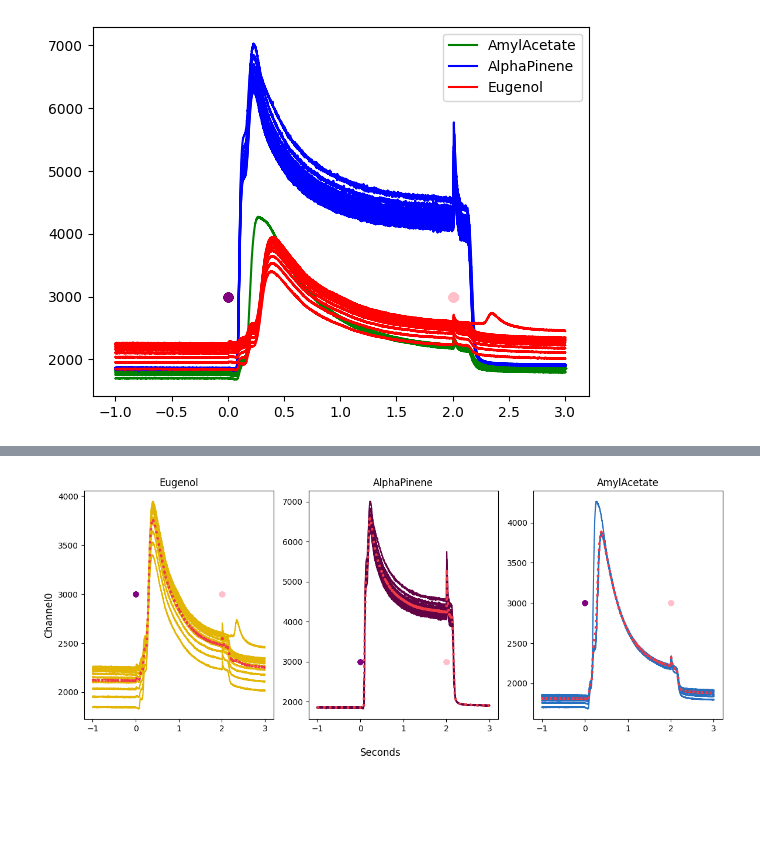
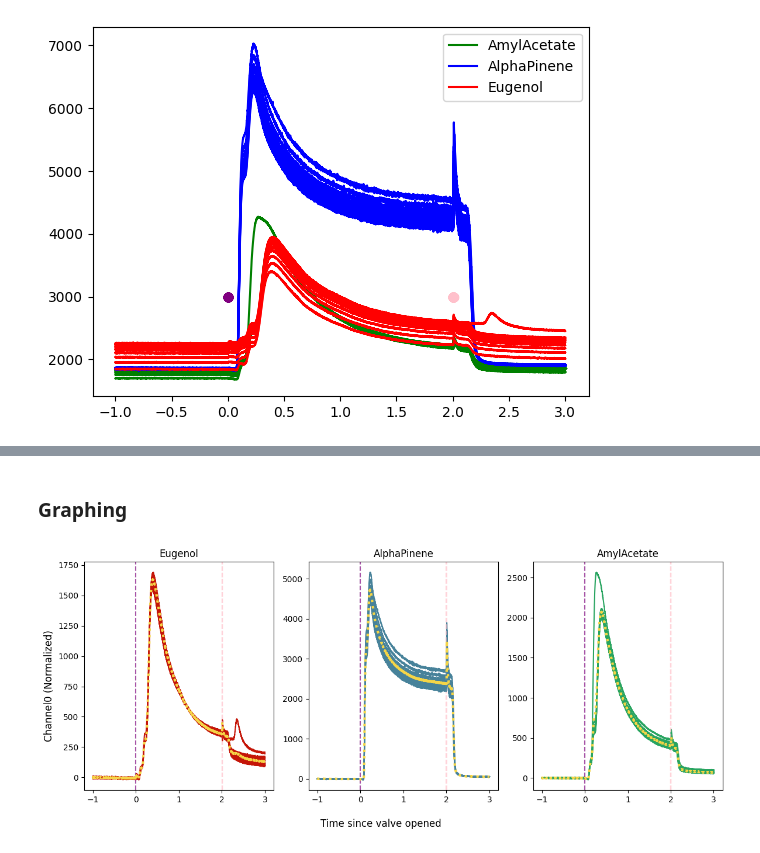
Before and after one commit to AllenNeuralDynamics/aind-behavior-rig-calibration, a Jupyter notebook: examples/olfacto_second_attempt.ipynb, the cells around one changed output, grey strips where cells are left out. Drawn from its saved outputs; the diff is of its cells as text; code cells hidden in the pictures; blank space fills up the shorter version.

```diff
--- a/examples/olfacto_second_attempt.ipynb
+++ b/examples/olfacto_second_attempt.ipynb
@@ -325,11 +246,16 @@ valve_odo_mean = pd.DataFrame(
 # %%
-mean_seconds_norm = []
-mean_data_norm = []
+def normalize_col():
+    mean_seconds_norm = []
+    mean_data_norm = []
 
-for i, v in valve_odo_mean.iterrows():
-    mean_seconds_norm.append([x - v['mean_time_valve_open'] for x in v['mean_seconds']])
-    mean_data_norm.append([x - v['mean_data'][0] for x in v['mean_data']])
-valve_odo_mean['mean_seconds_norm'] = mean_seconds_norm
-valve_odo_mean['mean_data_norm'] = mean_data_norm
+    for i, v in valve_odo_mean.iterrows():
+        mean_seconds_norm.append([x - v['mean_time_valve_open'] for x in v['mean_seconds']])
+        mean_data_norm.append([x - v['mean_data'][0] for x in v['mean_data']])
+    valve_odo_mean['mean_seconds_norm'] = mean_seconds_norm
+    valve_odo_mean['mean_data_norm'] = mean_data_norm
+
+    return valve_odo_mean
+
+valve_odo_mean = normalize_col()
 valve_odo_mean
 # %% [output]
@@ -340,34 +266,36 @@ valve_odo_mean
+# %% [markdown]
+### Graphing
 # %%
 fig, (ax1, ax2, ax3) = plt.subplots(1, 3)
 
 for i, v in valve_interpolate[(valve_interpolate['channel_index'] == 0)].iterrows():
-    ax1.plot([x - v['time_valve_open'] for x in v['seconds']], v['data'], color = '#E3B505')
-    ax1.scatter((v['time_valve_open'] - v['time_valve_open']), 3000, color = 'purple')
-    ax1.scatter((v['time_valve_closed'] - v['time_valve_open']), 3000, color = 'pink')
+    ax1.plot([x - v['time_valve_open'] for x in v['seconds']], [y - v['data'][0] for y in v['data']], color = '#C41508')
+    ax1.axvline((v['time_valve_open'] - v['time_valve_open']), color = 'purple', linestyle = 'dashed', alpha = .1)
+    ax1.axvline((v['time_valve_closed'] - v['time_valve_open']), color = 'pink', linestyle = 'dashed', alpha = .1)
     ax1.set_title("Eugenol")
 
-ax1.plot(valve_odo_mean['mean_seconds_norm'][2], valve_odo_mean['mean_data'][2], color = '#F03A47', linestyle = 'dotted', linewidth = 3)
+ax1.plot(valve_odo_mean['mean_seconds_norm'][0], valve_odo_mean['mean_data_norm'][0], color = '#F5D547', linestyle = 'dotted', linewidth = 3)
 
 for i, v in valve_interpolate[(valve_interpolate['channel_index'] == 1)].iterrows():
-    ax2.plot([x - v['time_valve_open'] for x in v['seconds']], v['data'], color = '#610345')
-    ax2.scatter((v['time_valve_open'] - v['time_valve_open']), 3000, color = 'purple')
-    ax2.scatter((v['time_valve_closed'] - v['time_valve_open']), 3000, color = 'pink')
+    ax2.plot([x - v['time_valve_open'] for x in v['seconds']],  [y - v['data'][0] for y in v['data']], color = '#47829A')
+    ax2.axvline((v['time_valve_open'] - v['time_valve_open']), color = 'purple', linestyle = 'dashed', alpha = .1)
+    ax2.axvline((v['time_valve_closed'] - v['time_valve_open']), color = 'pink', linestyle = 'dashed', alpha = .1)
     ax2.set_title("AlphaPinene")
 
-ax2.plot(valve_odo_mean['mean_seconds_norm'][1], valve_odo_mean['mean_data'][1], color = '#F03A47', linestyle = 'dotted', linewidth = 3)
+ax2.plot(valve_odo_mean['mean_seconds_norm'][1], valve_odo_mean['mean_data_norm'][1], color = '#F5D547', linestyle = 'dotted', linewidth = 3)
 
 for i, v in valve_interpolate[(valve_interpolate['channel_index'] == 2)].iterrows():
-    ax3.plot([x - v['time_valve_open'] for x in v['seconds']], v['data'], color = '#276FBF')
-    ax3.scatter((v['time_valve_open'] - v['time_valve_open']), 3000, color = 'purple')
-    ax3.scatter((v['time_valve_closed'] - v['time_valve_open']), 3000, color = 'pink')
+    ax3.plot([x - v['time_valve_open'] for x in v['seconds']],  [y - v['data'][0] for y in v['data']], color = '#28A460')
+    ax3.axvline((v['time_valve_open'] - v['time_valve_open']), color = 'purple', linestyle = 'dashed', alpha = .1)
+    ax3.axvline((v['time_valve_closed'] - v['time_valve_open']), color = 'pink', linestyle = 'dashed', alpha = .1)
     ax3.set_title("AmylAcetate")
 
-ax3.plot(valve_odo_mean['mean_seconds_norm'][0], valve_odo_mean['mean_data'][0], color = '#F03A47', linestyle = 'dotted', linewidth = 3)
+ax3.plot(valve_odo_mean['mean_seconds_norm'][2], valve_odo_mean['mean_data_norm'][2], color = '#F5D547', linestyle = 'dotted', linewidth = 3)
 
-fig.supxlabel('Seconds')
-fig.supylabel('Channel0')
+fig.supxlabel('Time since valve opened')
+fig.supylabel('Channel0 (Normalized)')
 fig.set_figheight(5)
 fig.set_figwidth(12)
 fig.tight_layout()
 # %% [output]
-[figure, old version]
+[figure, new version]
```
Also changed, not shown: parts of 44 cells of this notebook.
